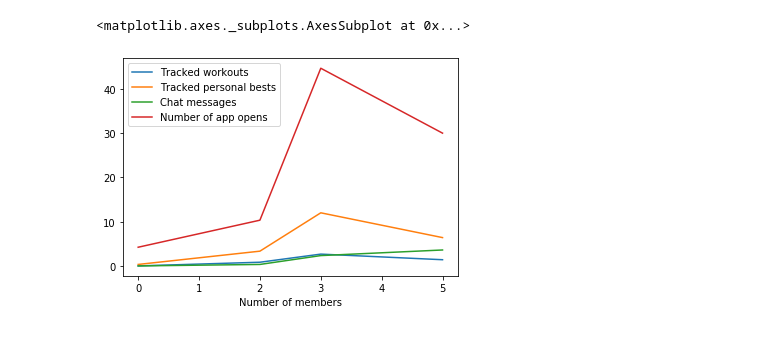
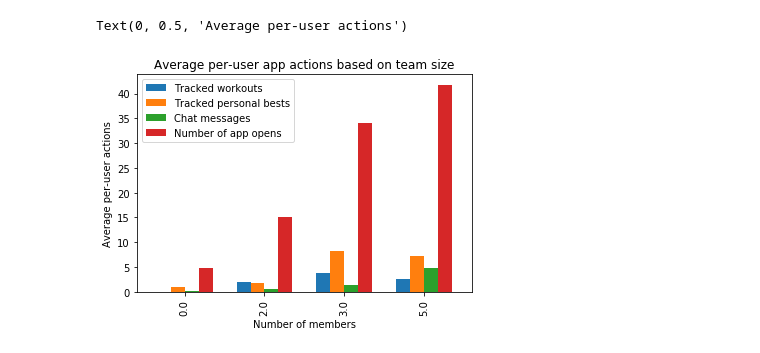
Before and after one commit to EerikSaksi/stat_buff, a Jupyter notebook: data/data_analysis.ipynb, the cells around one changed output. Cells and saved outputs as stored; diff of their text form; code cells hidden in the pictures.

Commit message:
Setting up graph

```diff
--- a/data/data_analysis.ipynb
+++ b/data/data_analysis.ipynb
@@ -5,5 +9,5 @@ import pandas as pd
 # %%
-engine = create_engine("postgres://eerik:Postgrizzly@localhost:5432/rpgym")
+engine = create_engine()
 # %%
 user_df = pd.read_sql_table(
     "user",
@@ -168,9 +153,9 @@ counts = session_analytics_df.groupby('username').count().reset_index().rename(c
 user_with_counts = user_with_counts.merge(counts, on = "username", how = "left")
 user_with_counts['Number of app opens'] = user_with_counts['Number of app opens'].apply(lambda x:  0 if math.isnan(x) else x)
 # %%
-import matplotlib as plt
 to_plot = user_with_counts.groupby('Number of members').mean()
-to_plot.plot()
+ax = to_plot.plot.bar(width = 0.7, title = "Average per-user app actions based on team size")
+ax.set_ylabel("Average per-user actions")
 # %% [output]
-<matplotlib.axes._subplots.AxesSubplot at 0x...>
+Text(0, 0.5, 'Average per-user actions')
-[figure, old version]
+[figure, new version]
```
Also changed, not shown: parts of 14 cells of this notebook, 1 other file.
